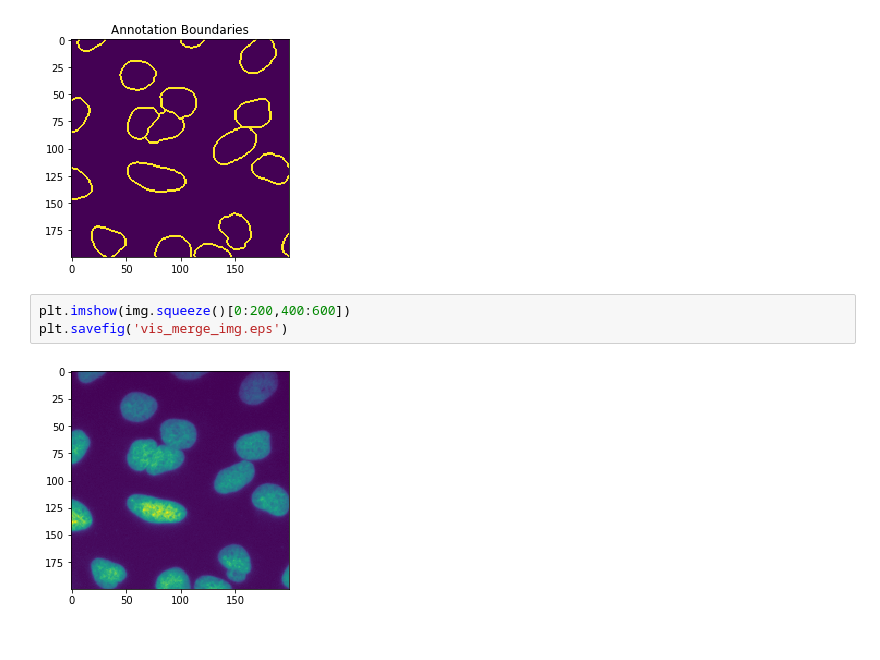
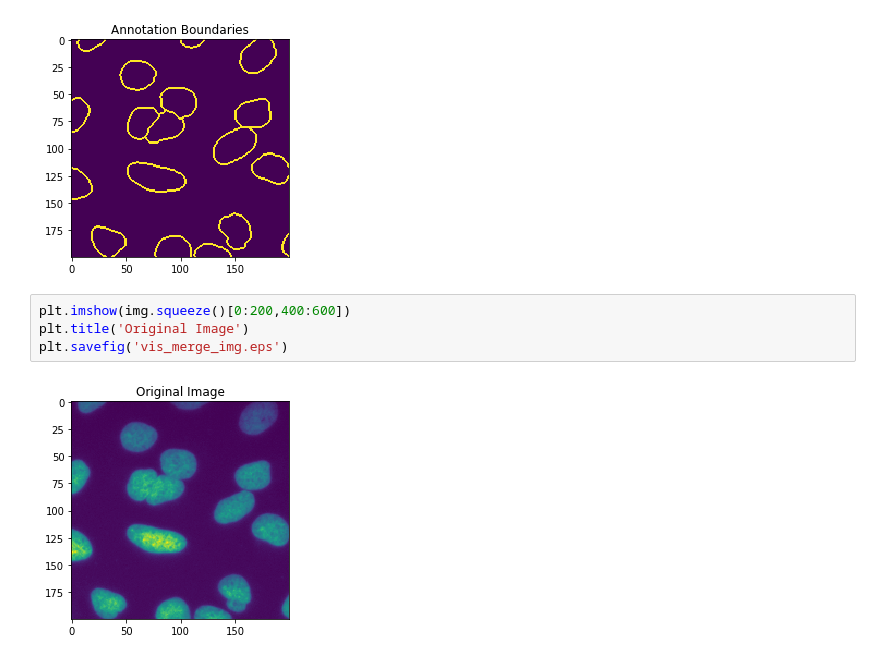
Before and after one commit to jr0th/segmentation, a Jupyter notebook: visualization/vis_merge.ipynb, the cells around one changed output. Drawn from its saved outputs; the diff is of its cells as text.

```diff
--- a/visualization/vis_merge.ipynb
+++ b/visualization/vis_merge.ipynb
@@ -77,6 +76,7 @@ plt.savefig('vis_merge_annot_boundaries.eps', format='eps')
 [figure]
 # %%
 plt.imshow(img.squeeze()[0:200,400:600])
+plt.title('Original Image')
 plt.savefig('vis_merge_img.eps')
 # %% [output]
-[figure, old version]
+[figure, new version]
```
Also changed, not shown: parts of 1 cell of this notebook, 4 other files.
